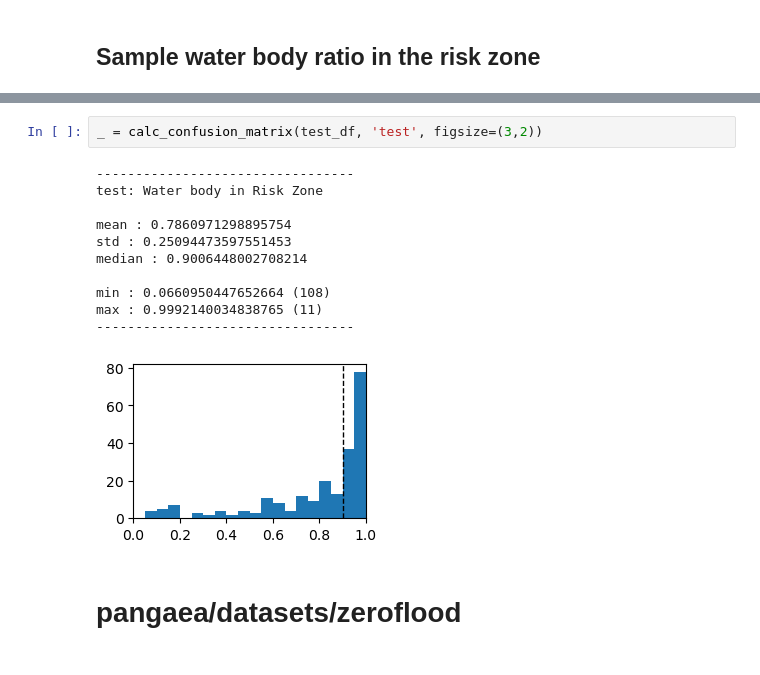
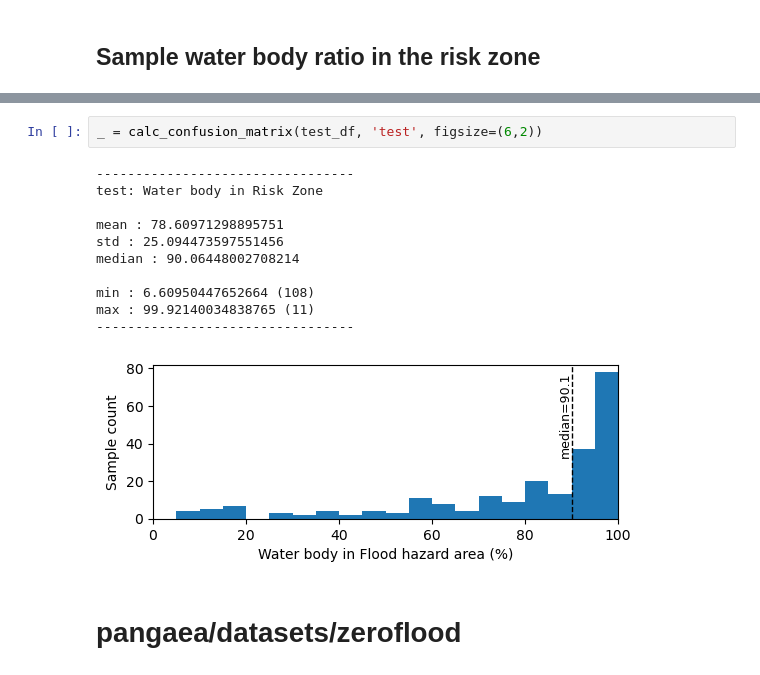
Before and after one commit to khyeongkyun/zeroflood-eusar, a Jupyter notebook: notebooks/dataset.ipynb, the cells around one changed output, grey strips where cells are left out. Drawn from its saved outputs; the diff is of its cells as text.

```diff
--- a/notebooks/dataset.ipynb
+++ b/notebooks/dataset.ipynb
@@ -89,17 +89,17 @@ max : 1.0 (161)
 # %%
-_ = calc_confusion_matrix(test_df, 'test', figsize=(3,2))
+_ = calc_confusion_matrix(test_df, 'test', figsize=(6,2))
 # %% [output]
 ---------------------------------
 test: Water body in Risk Zone
 
-mean : 0.7860971298895754
-std : 0.25094473597551453
-median : 0.9006448002708214
+mean : 78.60971298895751
+std : 25.094473597551456
+median : 90.06448002708214
 
-min : 0.0660950447652664 (108)
-max : 0.9992140034838765 (11)
+min : 6.60950447652664 (108)
+max : 99.92140034838765 (11)
 ---------------------------------
-[figure, old version]
+[figure, new version]
 # %% [markdown]
 # pangaea/datasets/zeroflood
 # %%
```
Also changed, not shown: parts of 6 cells of this notebook, 2 other files.
